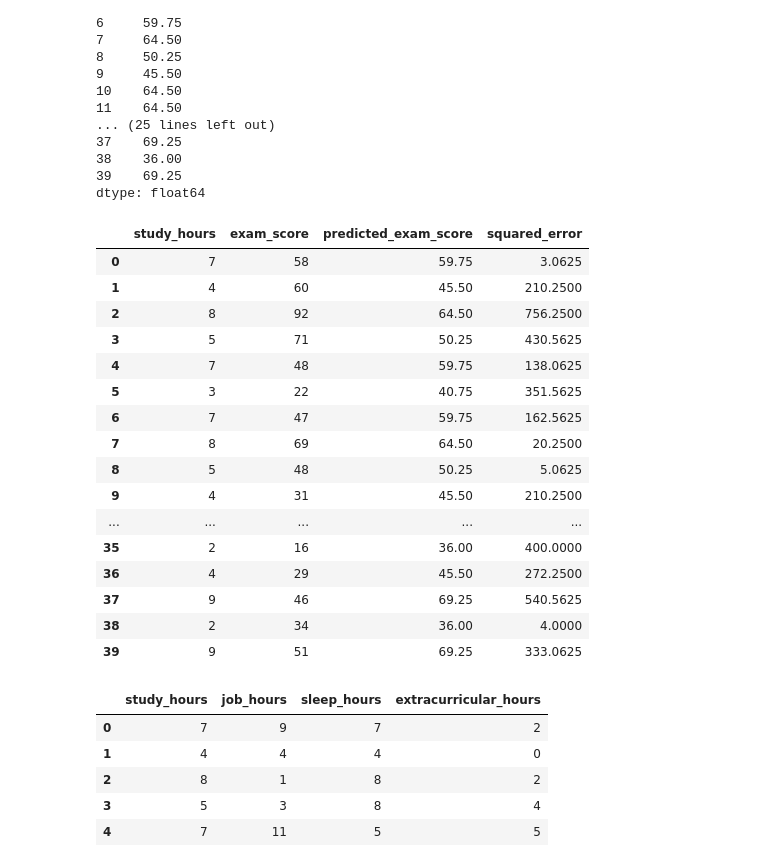
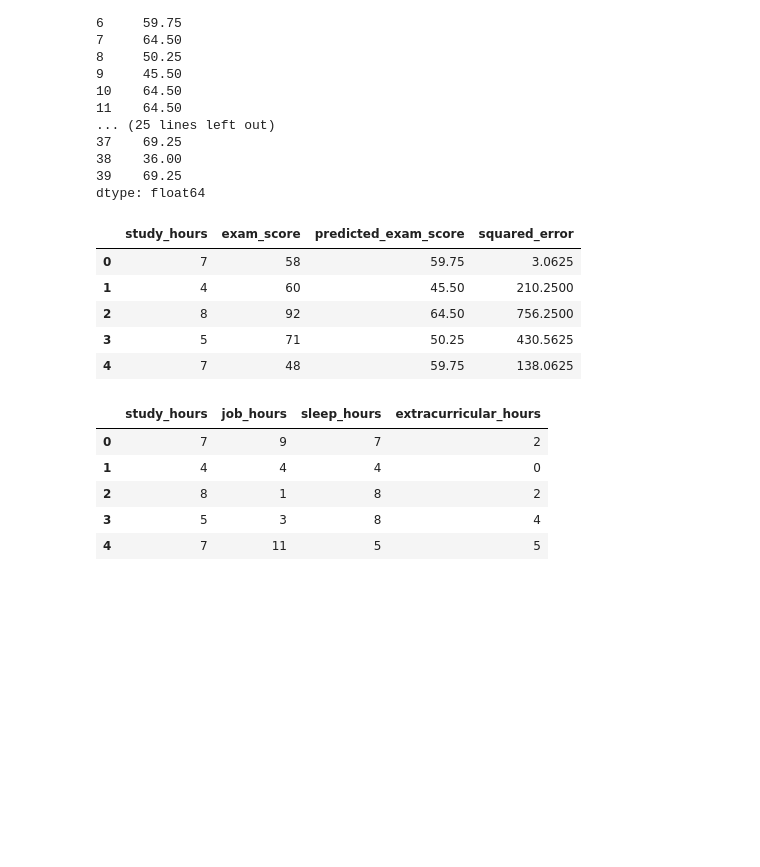
Before and after one commit to Tee-AiEng/Data_and_Data_analysis, a Jupyter notebook: week_8/correlate_ion.ipynb, the cells around one changed output. Saved outputs shown, nothing was run; the diff lists cells and outputs as text; code cells hidden in the pictures; blank space fills up the shorter version.

```diff
--- a/week_8/correlate_ion.ipynb
+++ b/week_8/correlate_ion.ipynb
@@ -195,28 +189,17 @@ dtype: float64
 # %%
 data["predicted_exam_score"] = prediction
 
 data["squared_error"] = (data["exam_score"] - data["predicted_exam_score"]) **2
 
 
-data[["study_hours", "exam_score","predicted_exam_score", "squared_error"]]
+data[["study_hours", "exam_score","predicted_exam_score", "squared_error"]].head()
 # %% [output]
 |  | study_hours | exam_score | predicted_exam_score | squared_error |
 | 0 | 7 | 58 | 59.75 | 3.0625 |
 | 1 | 4 | 60 | 45.50 | 210.2500 |
 | 2 | 8 | 92 | 64.50 | 756.2500 |
 | 3 | 5 | 71 | 50.25 | 430.5625 |
 | 4 | 7 | 48 | 59.75 | 138.0625 |
-| 5 | 3 | 22 | 40.75 | 351.5625 |
-| 6 | 7 | 47 | 59.75 | 162.5625 |
-| 7 | 8 | 69 | 64.50 | 20.2500 |
-| 8 | 5 | 48 | 50.25 | 5.0625 |
-| 9 | 4 | 31 | 45.50 | 210.2500 |
-| ... | ... | ... | ... | ... |
-| 35 | 2 | 16 | 36.00 | 400.0000 |
-| 36 | 4 | 29 | 45.50 | 272.2500 |
-| 37 | 9 | 46 | 69.25 | 540.5625 |
-| 38 | 2 | 34 | 36.00 | 4.0000 |
-| 39 | 9 | 51 | 69.25 | 333.0625 |
 # %%
 # Define predictors (independent variables)
 X = data[["study_hours", "job_hours", "sleep_hours","extracurricular_hours"]]
```
Also changed, not shown: parts of 5 cells of this notebook, 16 other files.
